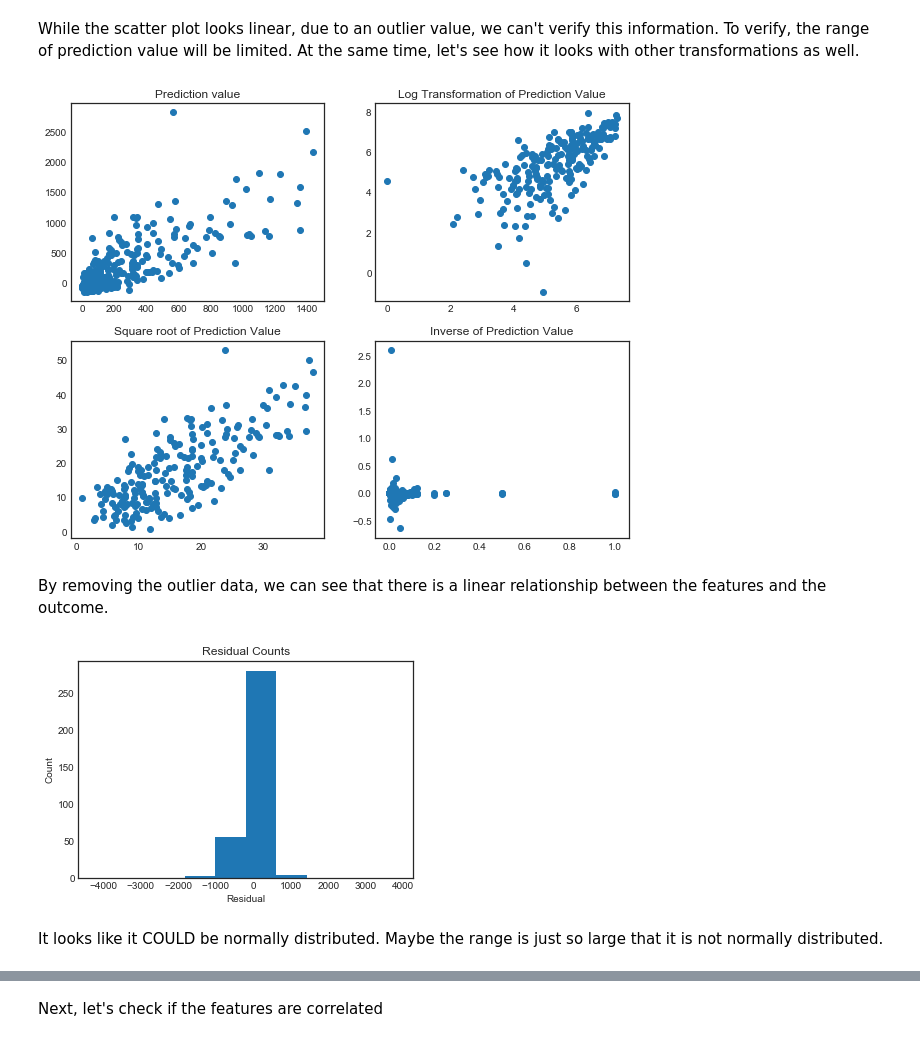
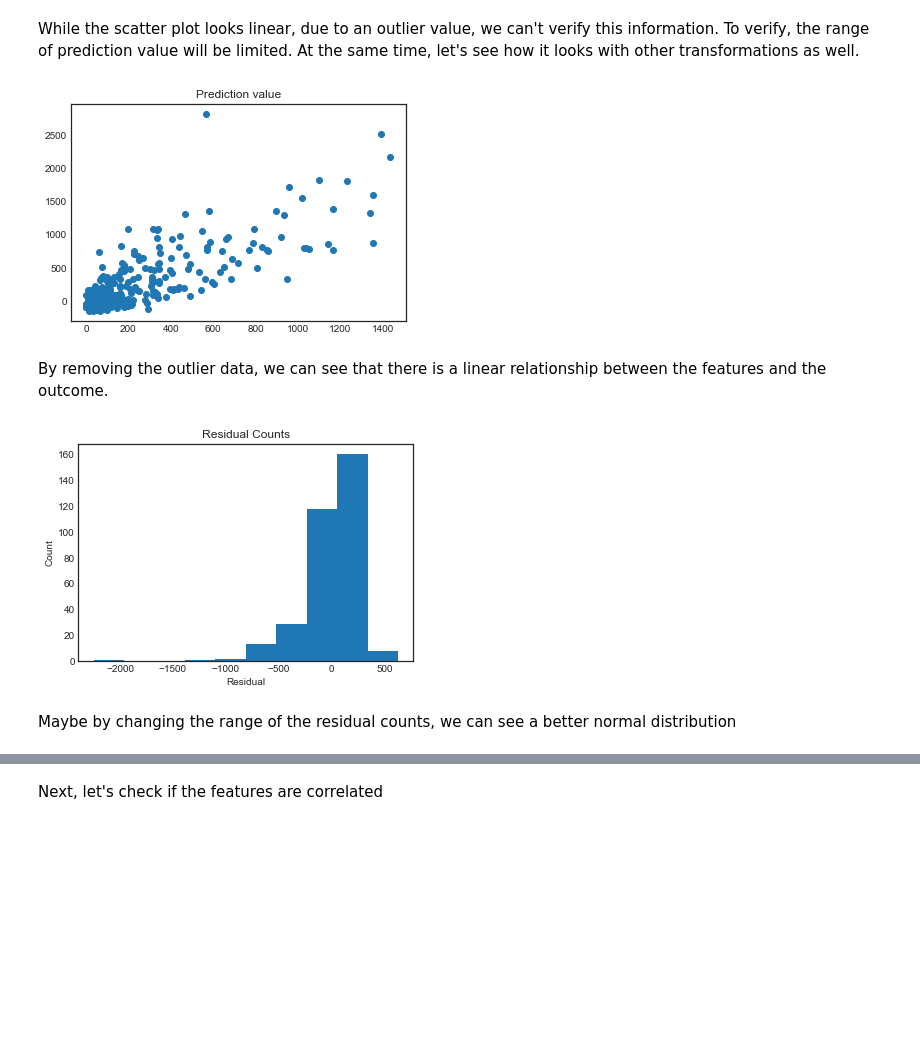
Before and after one commit to brianjinkim/thinkful_datascience, a Jupyter notebook: 2.4 Property Crime.ipynb, the cells around one changed output, grey strips where cells are left out. Cells and saved outputs as stored; diff of their text form; code cells hidden in the pictures; blank space fills up the shorter version.

```diff
--- a/2.4 Property Crime.ipynb
+++ b/2.4 Property Crime.ipynb
@@ -32,9 +34,18 @@ df = df.astype('int64')
 # %%
-df['population_sq'] = (df['population'] * df['population']).apply(lambda x: '%.f' % x)
+#data cleaning
+df = df.drop(df.index[:4])
+df['robbery'] = df['robbery'].replace('[^0-9]+', '', regex=True)
+df['population'] = df['population'].replace('[^0-9]+', '', regex=True)
+df['property crime'] = df['property crime'].replace('[^0-9]+', '', regex=True)
+
+df = df[['population', 'robbery', 'murder', 'property crime']].dropna()
+df = df.astype('int64')
+
+df['population_sq'] = (df['population'] ** 2).apply(lambda x: '%.f' % x)
 df['murder'] = np.where(df['murder'] > 0, 1, 0)
 df['robbery'] = np.where(df['robbery'] > 0, 1, 0)
 
-display(df.head())
+df.head()
 # %% [output]
 |  | population | robbery | murder | property crime | population_sq |
 | 4 | 1861 | 0 | 0 | 12 | 3463321 |
@@ -42,3 +53,6 @@ display(df.head())
 | 6 | 2846 | 0 | 0 | 16 | 8099716 |
 | 7 | 97956 | 1 | 1 | 4090 | 9595377936 |
 | 8 | 6388 | 1 | 0 | 223 | 40806544 |
+# %%
+sns.set_style('white')
+sns.pairplot(df[['population', 'murder', 'robbery', 'property crime']], dropna=True)
@@ -94,37 +126,20 @@ While the scatter plot looks linear, due to an outlier value, we can't verify th
 # %%
 #add in transformations
 #reduce range
 feature = pd.DataFrame(np.column_stack([outcome, predicted]), columns=(['outcome', 'predicted']))
 feature = feature[feature['outcome'] < 1500]
 
-
-fig = plt.figure(figsize=(10,8))
-
-fig.add_subplot(221)
 plt.scatter(feature.outcome, feature.predicted)
 plt.title('Prediction value')
-
-fig.add_subplot(222)
-plt.scatter(np.log(feature.outcome), np.log(feature.predicted))
-plt.title('Log Transformation of Prediction Value')
-
-fig.add_subplot(223)
-plt.scatter(np.sqrt(feature.outcome), np.sqrt(feature.predicted))
-plt.title('Square root of Prediction Value')
-
-#ax3=
-fig.add_subplot(224)
-plt.scatter(1/feature.outcome, 1/feature.predicted)
-plt.title('Inverse of Prediction Value')
 plt.show()
 # %% [output]
-[figure, old version]
+[figure, new version]
 # %% [markdown]
 By removing the outlier data, we can see that there is a linear relationship between the features and the outcome.
 # %%
 #check if plot has normal distribution
 actual = df['property crime']
-residual = actual - predicted
+residual = feature.outcome - feature.predicted
 
 plt.hist(residual)
 plt.title('Residual Counts')
@@ -132,7 +147,7 @@ plt.xlabel('Residual')
 plt.ylabel('Count')
 plt.show()
 # %% [output]
-[figure, old version]
+[figure, new version]
-# %% [markdown]
-It looks like it COULD be normally distributed. Maybe the range is just so large that it is not normally distributed.
+# %% [markdown]
+Maybe by changing the range of the residual counts, we can see a better normal distribution
 # %%
```
Also changed, not shown: parts of 11 cells of this notebook.
